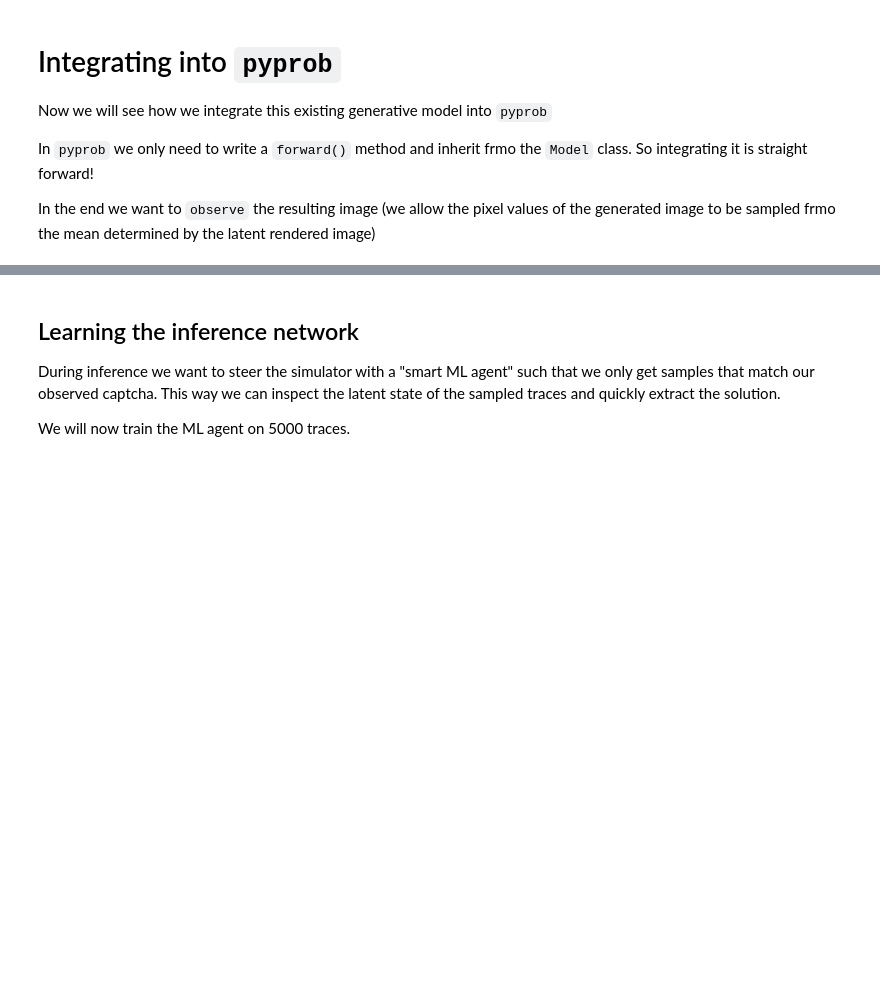
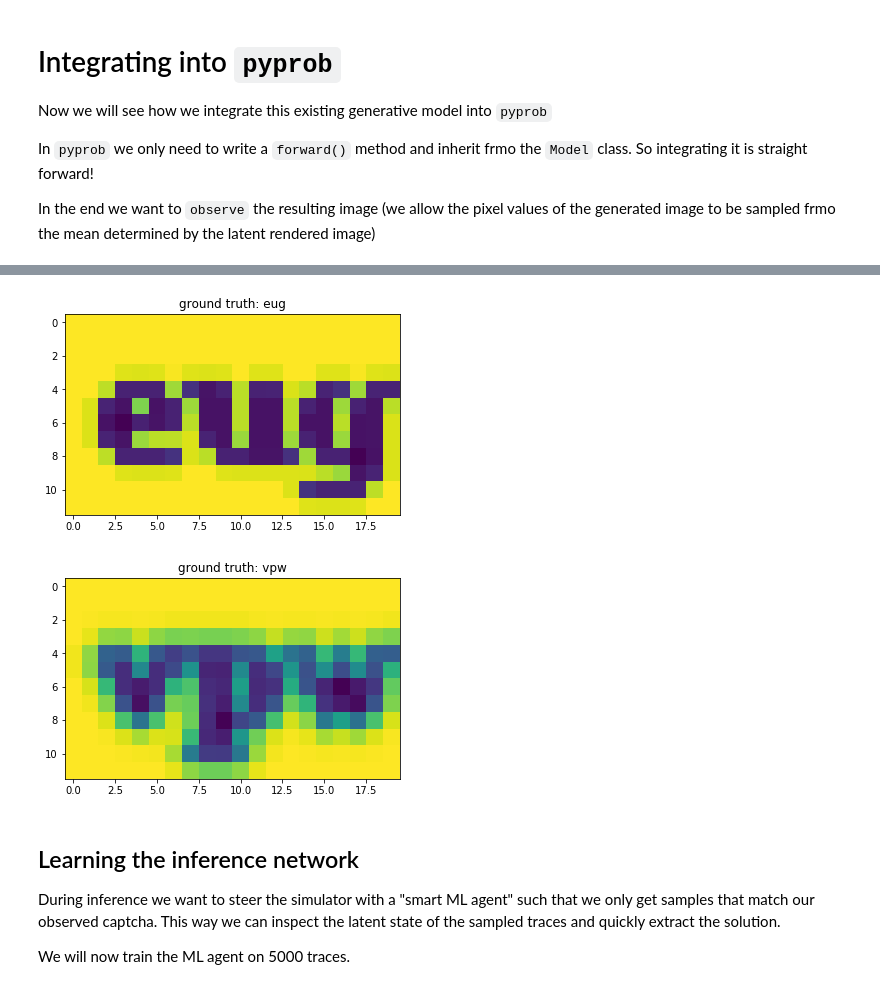
Before and after one commit to lukasheinrich/MLHEP-pyprob, a Jupyter notebook: Captcha.ipynb, the cells around one changed output, grey strips where cells are left out. Cells and saved outputs as stored; diff of their text form; code cells hidden in the pictures; blank space fills up the shorter version.

```diff
--- a/Captcha.ipynb
+++ b/Captcha.ipynb
@@ -73,7 +92,8 @@ class CaptchaModel(Model):
 
     def forward(self): # Needed to specifcy how the generative model is run forward
         mu = pyprob.sample(pyprob.distributions.Normal(0,1))
-        word, d = random_captcha(20,12, blur = 0.5)
+        blur = pyprob.sample(pyprob.distributions.Normal(0.5,0.3))
+        word, d = random_captcha(20,12, blur = blur)
         obs_distr = likelihoood(d,1.0)
         pyprob.observe(pyprob.distributions.Normal(d,0.5*torch.ones(d.shape)), name = 'obs0')
         return word, d
@@ -81,0 +106,12 @@ model = CaptchaModel()
+# %%
+prior = model.prior_distribution()
+condition = prior.sample()
+plt.imshow(condition[1].numpy().reshape(12,-1))
+plt.title('ground truth: {}'.format(condition[0]))
+plt.show()
+
+condition = prior.sample()
+plt.imshow(condition[1].numpy().reshape(12,-1))
+plt.title('ground truth: {}'.format(condition[0]))
+plt.show()
+# %% [output]
@@ -82,3 +120,5 @@ model = CaptchaModel()
+[figure, added]
+[figure, added]
 # %% [markdown]
 ## Learning the inference network
 
```
Also changed, not shown: parts of 18 cells of this notebook, 3 other files.
